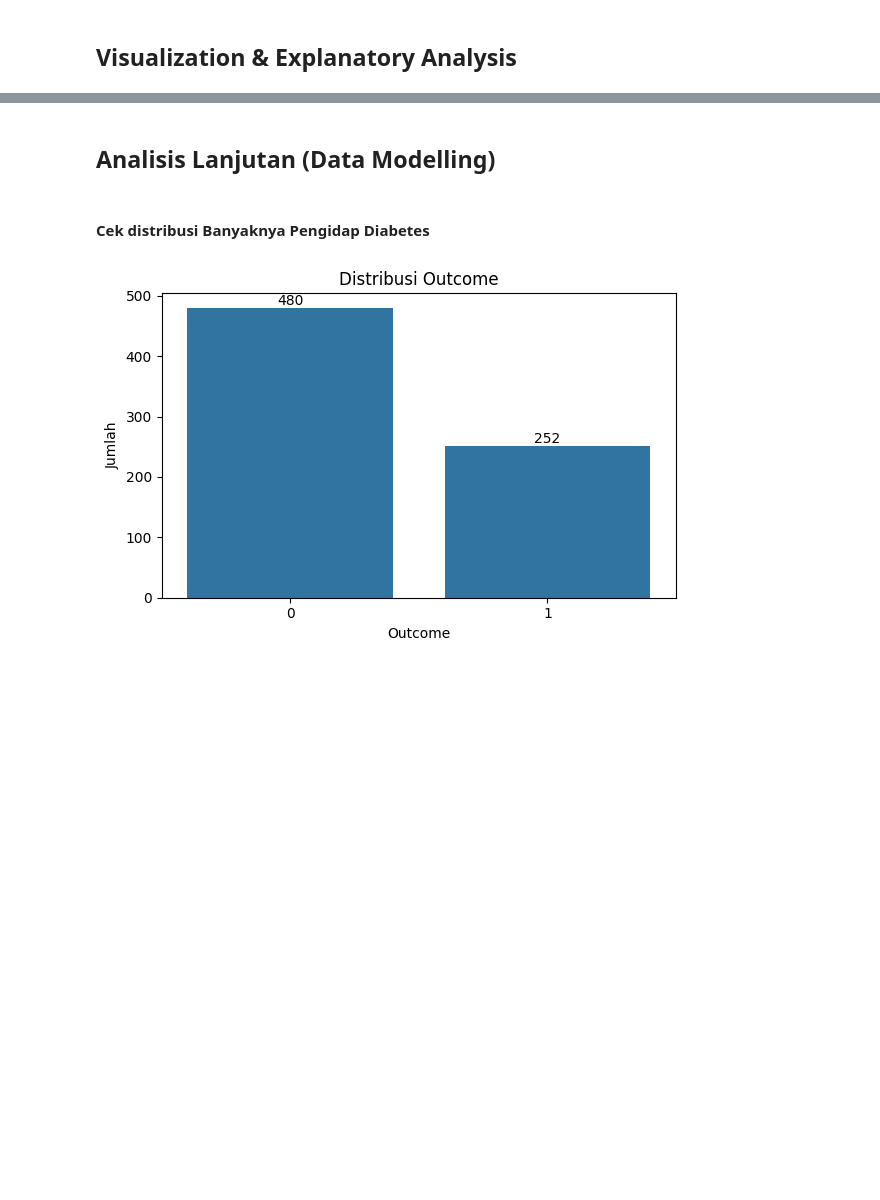
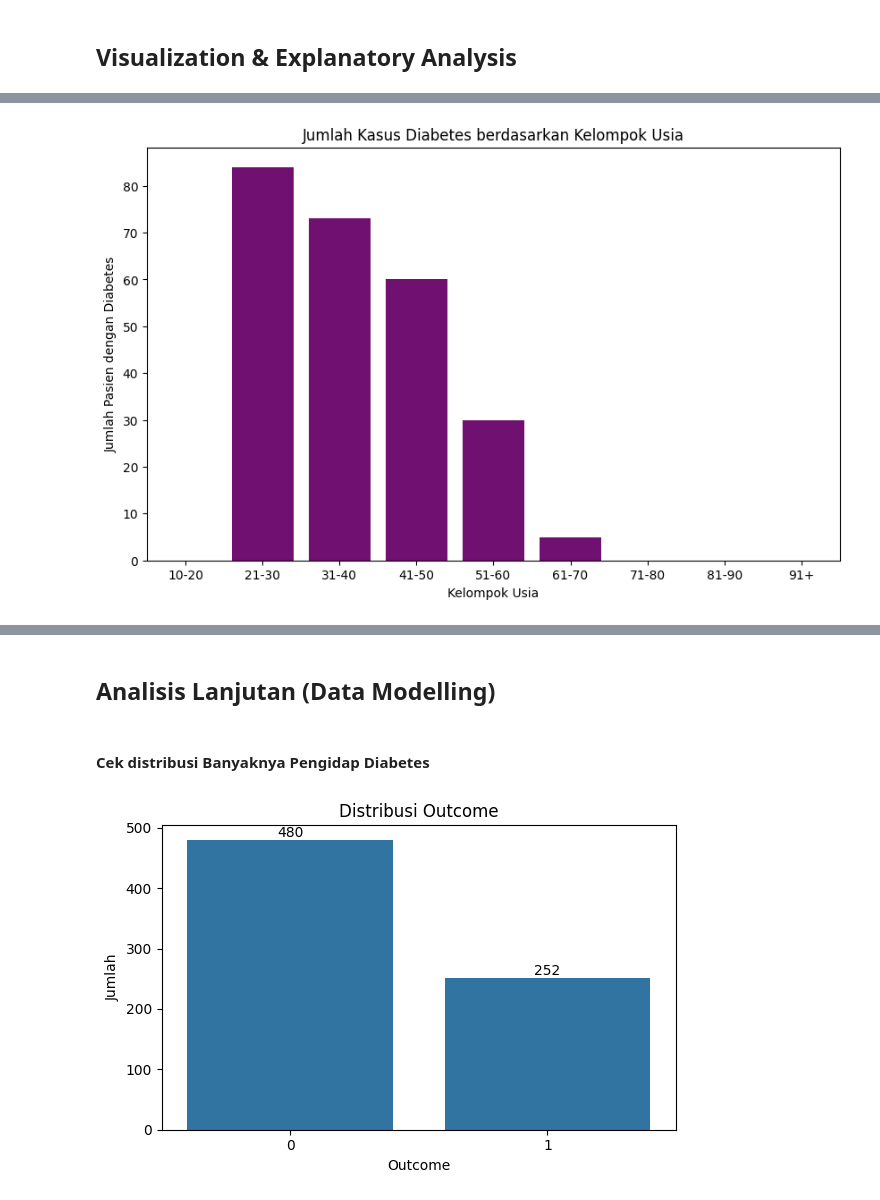
Before and after one commit to iniparhan/Diabetes_Analysis, a Jupyter notebook: notebook.ipynb, the cells around one changed output, grey strips where cells are left out. Saved outputs shown, nothing was run; the diff lists cells and outputs as text; code cells hidden in the pictures; blank space fills up the shorter version.

```diff
--- a/notebook.ipynb
+++ b/notebook.ipynb
@@ -335,0 +384,9 @@ plt.show()
+# %%
+plt.figure(figsize=(10, 6))
+sns.barplot(data=age_group_counts, x='AgeGroup', y='JumlahPasien', color='purple')
+plt.title('Jumlah Kasus Diabetes berdasarkan Kelompok Usia')
+plt.xlabel('Kelompok Usia')
+plt.ylabel('Jumlah Pasien dengan Diabetes')
+plt.show()
+# %% [output]
+[figure, added]
```
Also changed, not shown: parts of 9 cells of this notebook.
